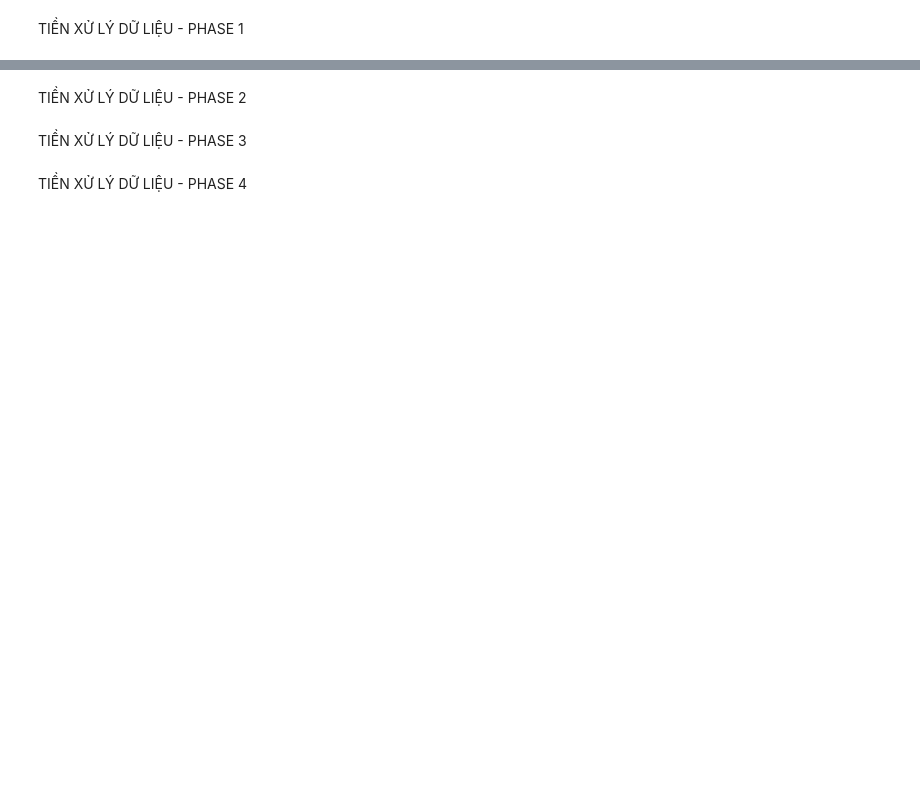
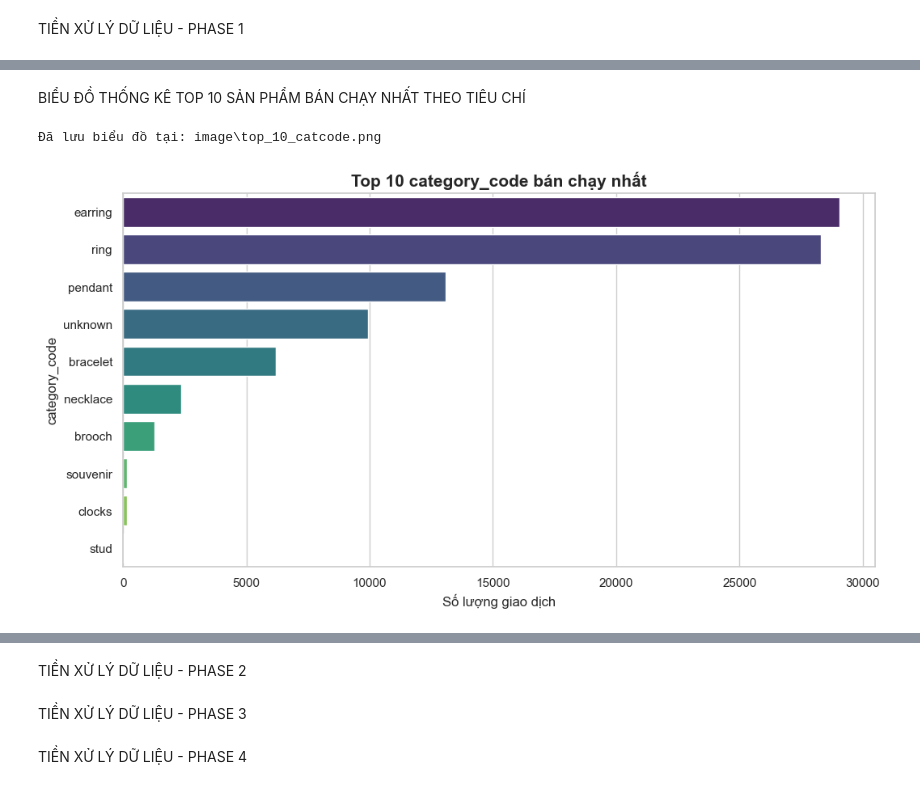
Before and after one commit to tinletrongCS/Data-mining, a Jupyter notebook: main.ipynb, the cells around one changed output, grey strips where cells are left out. Cells and saved outputs as stored; diff of their text form; code cells hidden in the pictures; blank space fills up the shorter version.

```diff
--- a/main.ipynb
+++ b/main.ipynb
@@ -78,0 +80,7 @@ df_1.head(5)
+# %% [markdown]
+BIỂU ĐỒ THỐNG KÊ TOP 10 SẢN PHẨM BÁN CHẠY NHẤT THEO TIÊU CHÍ
+# %%
+plot_top_categories(df_1, column='category_code', top_n=10, save_path="image\\top_10_catcode.png")
+# %% [output]
+Đã lưu biểu đồ tại: image\top_10_catcode.png
+[figure, added]
```
Also changed, not shown: parts of 9 cells of this notebook, 8 other files.
